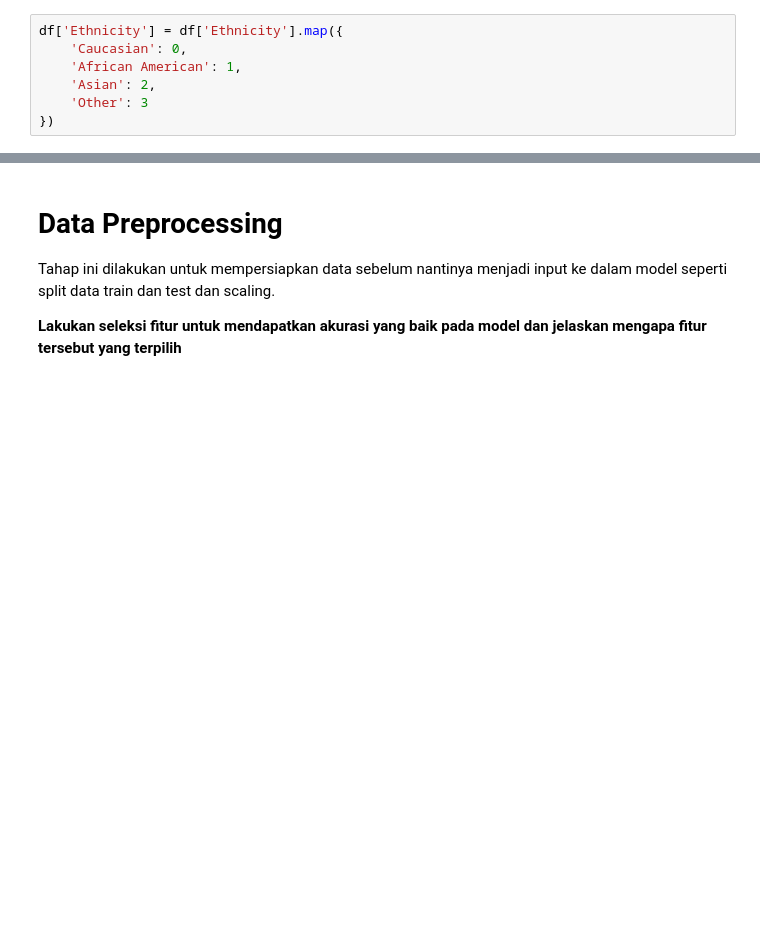
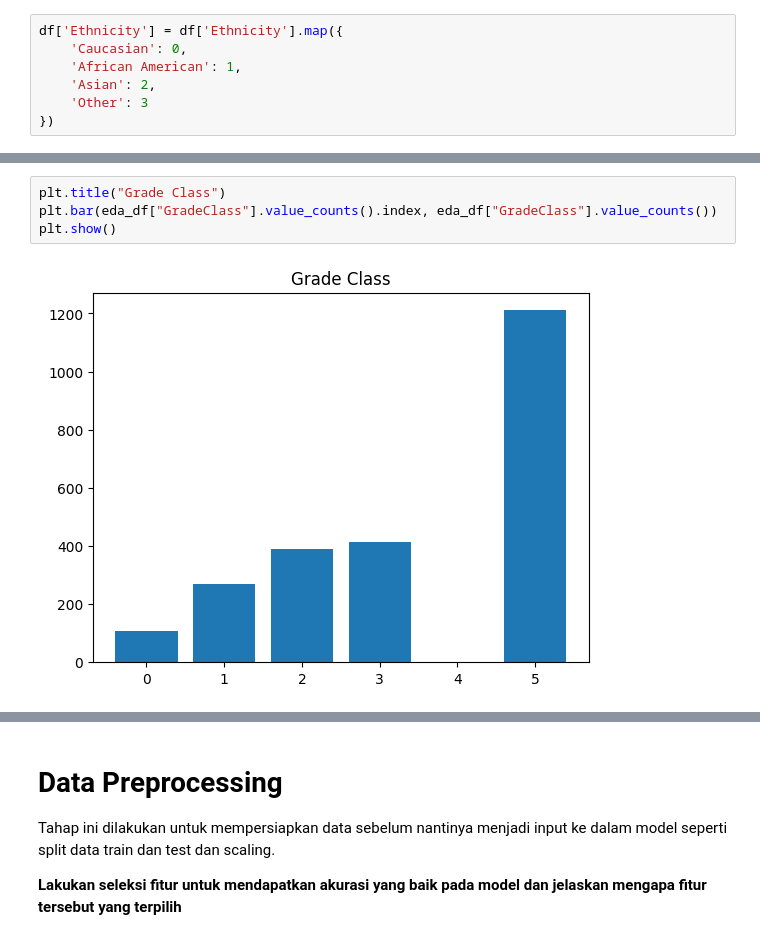
Before and after one commit to sultanjulyan/IF5140-Praktikum-1-Klasifikasi, a Jupyter notebook: IF5140_Praktikum_1_Klasifikasi_.ipynb, the cells around one changed output, grey strips where cells are left out. Saved outputs shown, nothing was run; the diff lists cells and outputs as text; blank space fills up the shorter version.

```diff
--- a/IF5140_Praktikum_1_Klasifikasi_.ipynb
+++ b/IF5140_Praktikum_1_Klasifikasi_.ipynb
@@ -170,3 +214,9 @@ plt.show()
+# %%
+plt.title("Grade Class")
+plt.bar(eda_df["GradeClass"].value_counts().index, eda_df["GradeClass"].value_counts())
+plt.show()
+# %% [output]
+[figure, added]
 # %%
 plt.figure(figsize=(10, 6))
 sns.countplot(x='GradeClass', data=df, palette='viridis', order=df['GradeClass'].value_counts().index)
```
Also changed, not shown: parts of 16 cells of this notebook.
